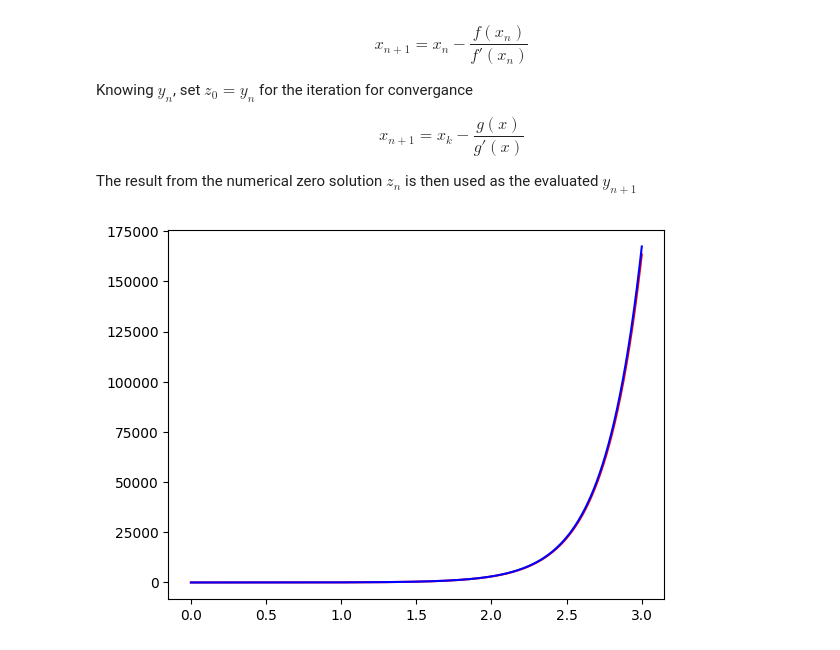
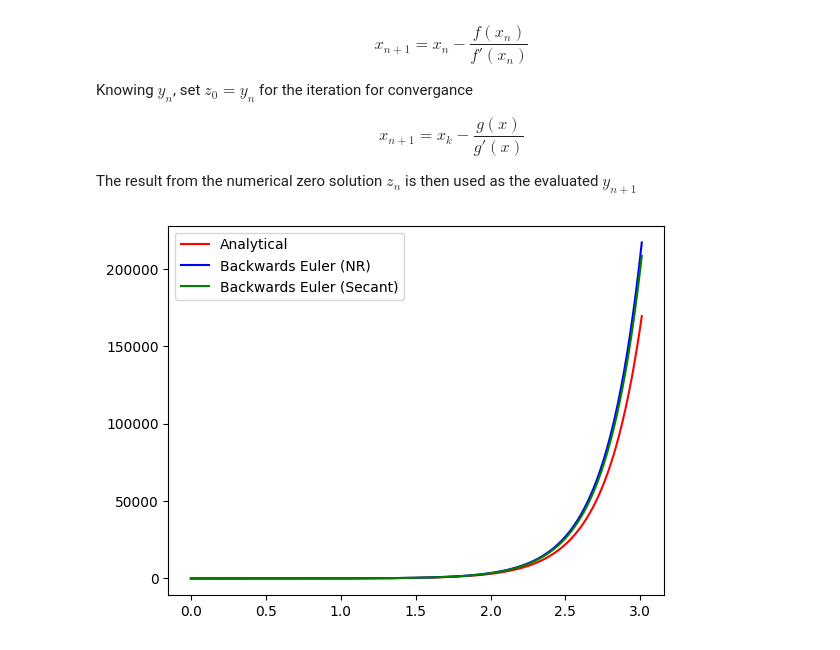
Before and after one commit to ICraveSleep/dynamical_systems_course, a Jupyter notebook: numerical_methods/backwards_euler.ipynb, the cells around one changed output. Drawn from its saved outputs; the diff is of its cells as text; code cells hidden in the pictures.

Commit message:
Added Backwards Euler with Secant root finding method

```diff
--- a/numerical_methods/backwards_euler.ipynb
+++ b/numerical_methods/backwards_euler.ipynb
@@ -59,6 +59,7 @@ The result from the numerical zero solution $z_n$ is then used as the evaluated
 # %%
 from math import exp
 import matplotlib.pyplot as plt
+
 
 def create_time_span(t_start, t_end, step_size):
     time_span = []
@@ -70,41 +71,75 @@ def create_time_span(t_start, t_end, step_size):
     return time_span
 
 
-dt = 0.001
+dt = 0.01
 T = 3
 
 time = create_time_span(0, T, dt)
 
 x_exact = []
 x_sim = []
 
 # ODE: y'(t) = 4*y(t)
 # exact: y(t) = y_0*e^(4t), y(0) = 1
 
-
+## Backwards Euler with Newton Rapshon method
 for i, t in enumerate(time):
     if i == 0:
         x_sim.append(1)
         x_exact.append(exp(4 * t))
     else:
         x_exact.append(exp(4 * t))
-        x = x_sim[i-1]
+        x = x_sim[i - 1]
         x_ = x
         for k in range(10):
-            g = x - x_ - dt*4*x
-            g_prime = 1 - dt*4
-            x_new = x - g/g_prime
+            g = x - x_ - dt * 4 * x
+            g_prime = 1 - dt * 4
+            x_new = x - g / g_prime
             if x == x_new:
                 #print(f"converged at step {i} at iteration {k}")
                 break
             x = x_new
 
         x_sim.append(x)
 
+
+## Backwards Euler with Secant method
+def func(value):
+    return 4 * value
+
+
+x_sim_secant = []
+x0 = 1
+x1 = 1
+for i, t in enumerate(time):
+
+    if i == 0:
+        x_sim_secant.append(x0)
+    elif i == 1:
+        x_sim_secant.append(x1)
+    else:
+        x0 = x_sim_secant[i - 2]
+        x1 = x_sim_secant[i - 1]
+        x_ = x1
+        for k in range(10):
+            if x1 == x0:
+                x1 = x1 - 0.01  # Avoid zero division
+            g1 = x1 - x_ - dt * func(x1)
+            g0 = x0 - x_ - dt * func(x0)
+            x_new = x1 - g1 * (x1 - x0) / (g1 - g0)
+            if x1 == x_new:
+                #print(f"converged at step {i} at iteration {k}")
+                break
+            x0 = x1
+            x1 = x_new
+
+        x_sim_secant.append(x1)
+
 fig, ax = plt.subplots()
-ax.plot(time, x_exact, color='r')
-ax.plot(time, x_sim, color='b')
-
+line1, = ax.plot(time, x_exact, color='r')
+line2, = ax.plot(time, x_sim, color='b')
+line3, = ax.plot(time, x_sim_secant, color='g')
+ax.legend([line1, line2, line3], ['Analytical', 'Backwards Euler (NR)', 'Backwards Euler (Secant)'])
 plt.show()
 # %% [output]
-[figure, old version]
+[figure, new version]
```
Also changed, not shown: 2 other files.
